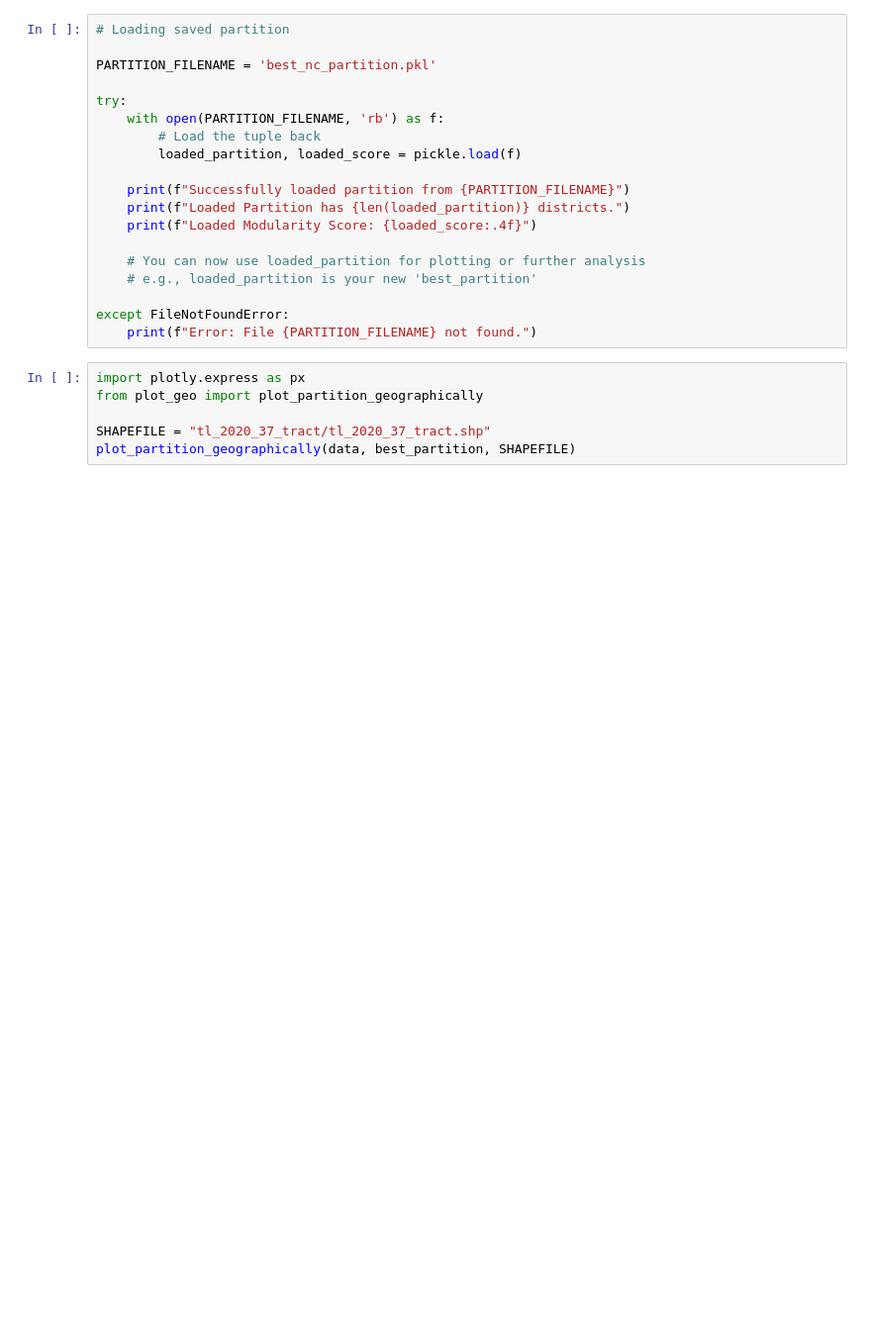
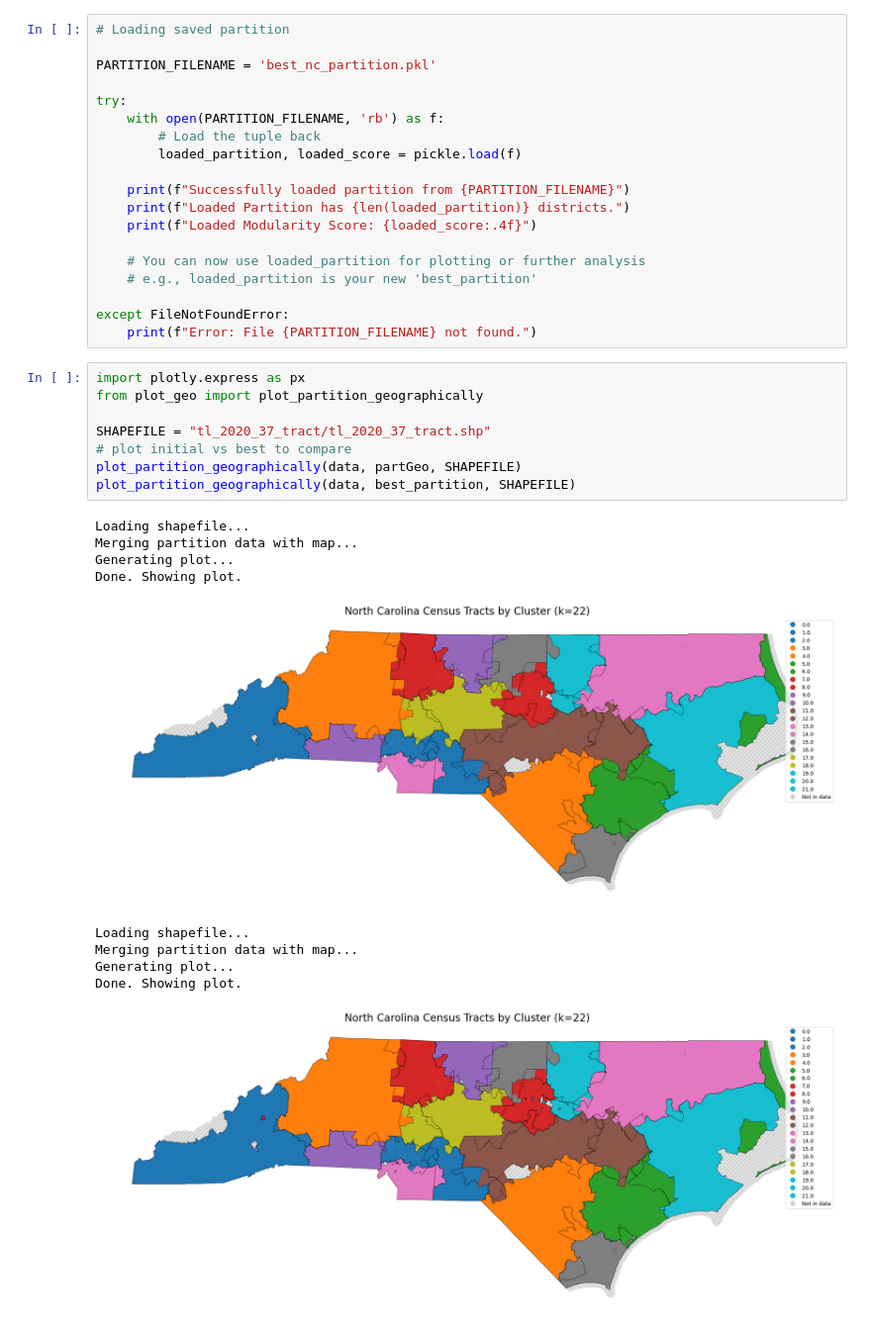
Before and after one commit to CyborSphinx/Redistricting-NC, a Jupyter notebook: copyanalysis.ipynb, the cells around one changed output. Shown at 99% size. Cells and saved outputs as stored; diff of their text form; blank space fills up the shorter version.

Commit message:
plot

```diff
--- a/copyanalysis.ipynb
+++ b/copyanalysis.ipynb
@@ -719,6 +719,19 @@ except FileNotFoundError:
 # %%
 import plotly.express as px
 from plot_geo import plot_partition_geographically
 
 SHAPEFILE = "tl_2020_37_tract/tl_2020_37_tract.shp"
+# plot initial vs best to compare
+plot_partition_geographically(data, partGeo, SHAPEFILE)
 plot_partition_geographically(data, best_partition, SHAPEFILE)
+# %% [output]
+Loading shapefile...
+Merging partition data with map...
+Generating plot...
+Done. Showing plot.
+[figure, added]
+Loading shapefile...
+Merging partition data with map...
+Generating plot...
+Done. Showing plot.
+[figure, added]
```
